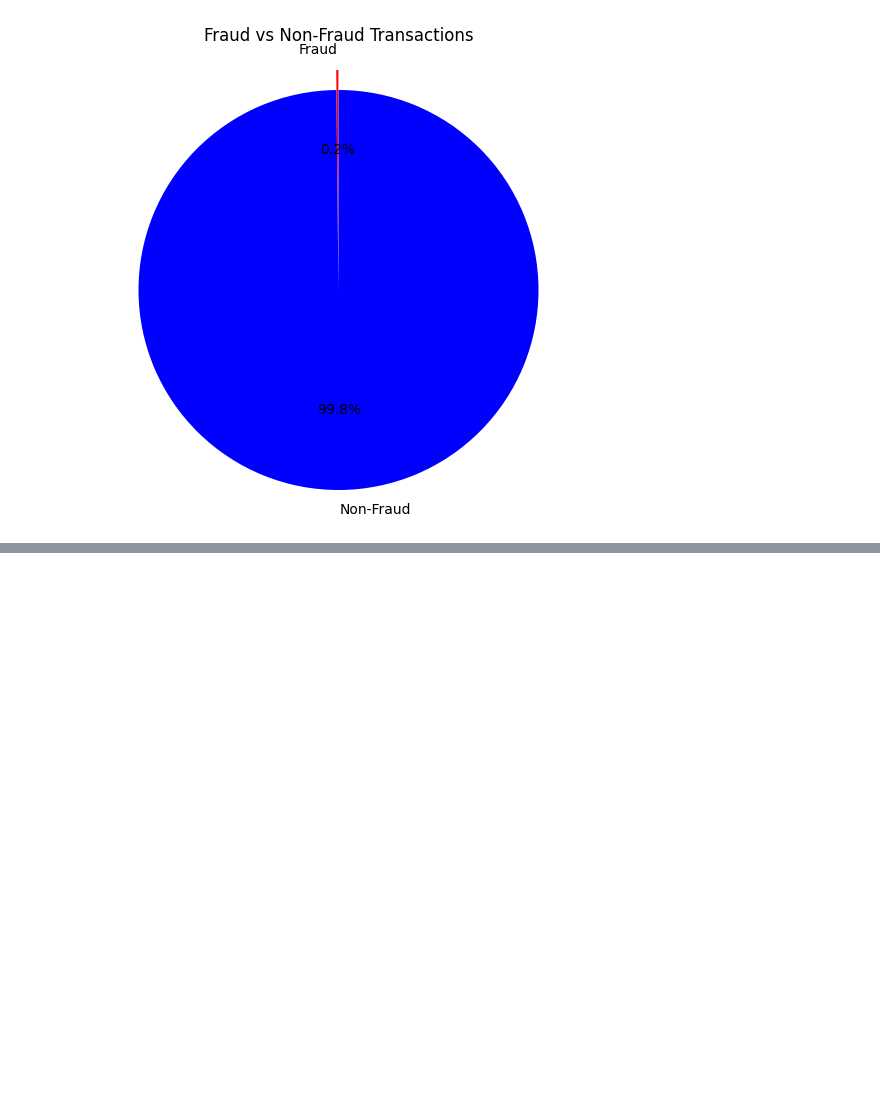
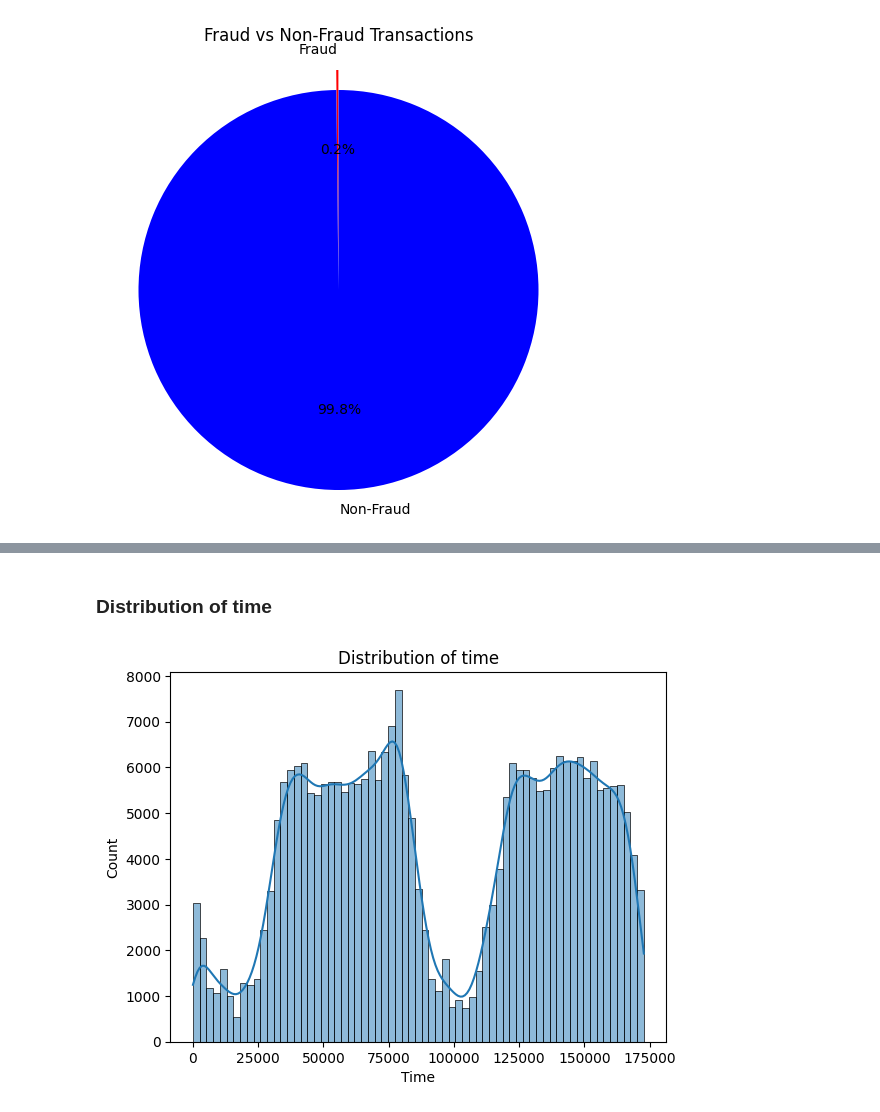
Before and after one commit to ShamindaKanchana/CreditCard_Fraud_Detection, a Jupyter notebook: creditCard_fraudDetection.ipynb, the cells around one changed output, grey strips where cells are left out. Cells and saved outputs as stored; diff of their text form; code cells hidden in the pictures; blank space fills up the shorter version.

```diff
--- a/creditCard_fraudDetection.ipynb
+++ b/creditCard_fraudDetection.ipynb
@@ -139,0 +151,11 @@ plt.show()
+# %% [markdown]
+### Distribution of time
+# %%
+import seaborn as sns
+
+
+sns.histplot(credit_card_Df['Time'], kde=True)
+plt.title('Distribution of time')
+plt.show()
+# %% [output]
+[figure, added]
```
Also changed, not shown: parts of 15 cells of this notebook.
